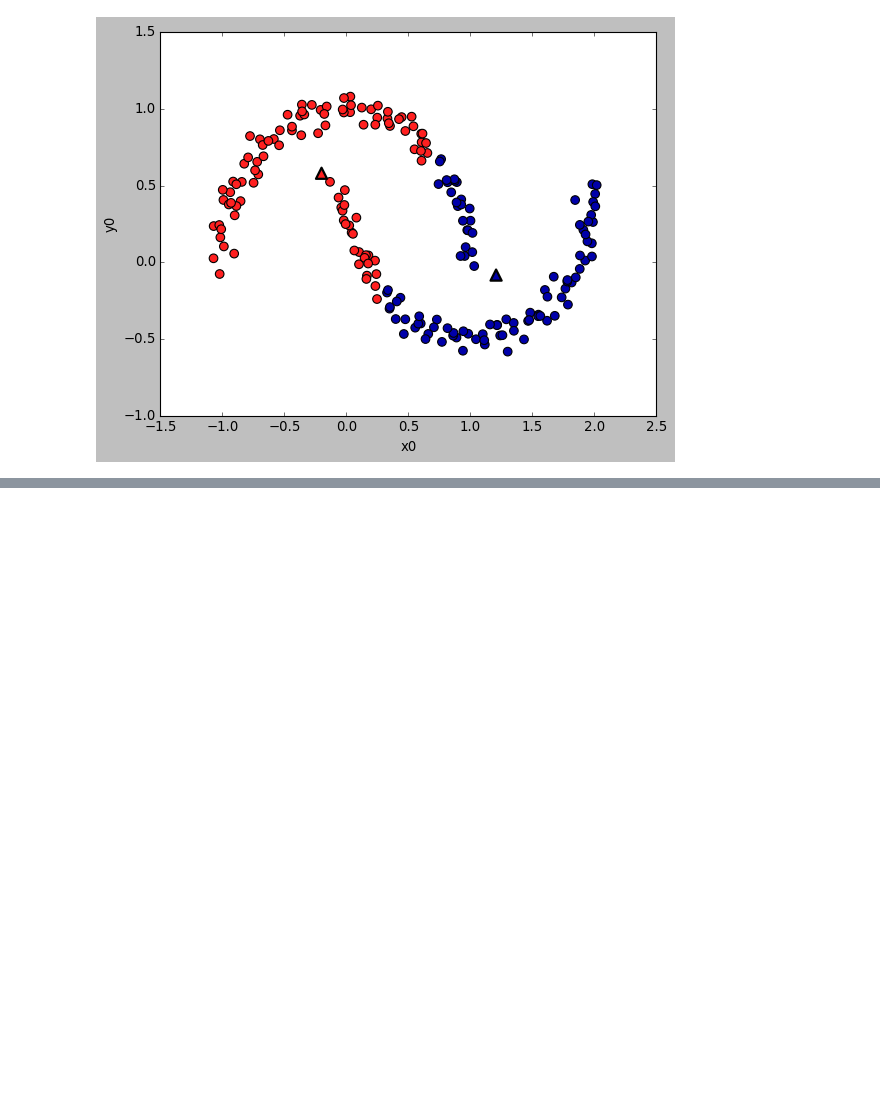
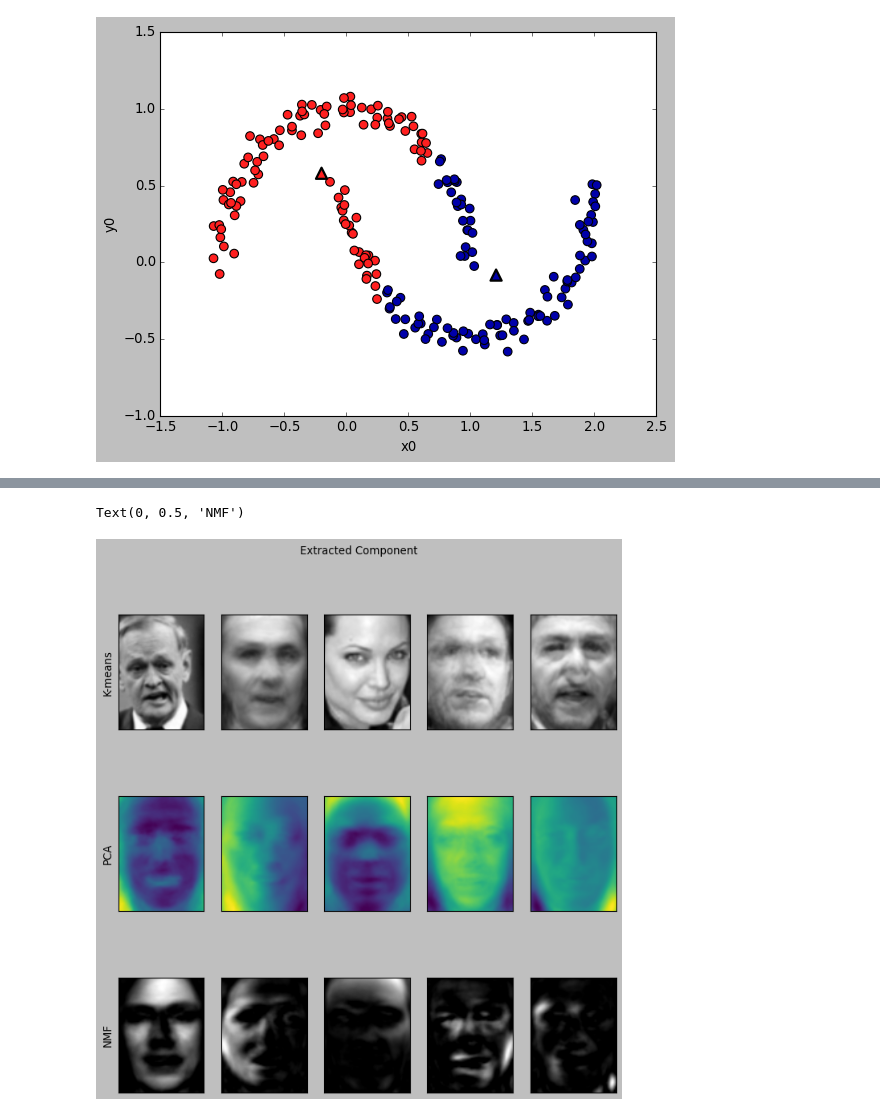
Before and after one commit to Hosung-Ahn/IntroducingML, a Jupyter notebook: Chapter3-Unsupervised_Learning/군집.ipynb, the cells around one changed output, grey strips where cells are left out. Cells and saved outputs as stored; diff of their text form; code cells hidden in the pictures; blank space fills up the shorter version.

```diff
--- a/Chapter3-Unsupervised_Learning/군집.ipynb
+++ b/Chapter3-Unsupervised_Learning/군집.ipynb
@@ -112,0 +142,30 @@ plt.show()
+# %%
+from sklearn.decomposition import NMF, PCA
+
+nmf = NMF(n_components=100, init='nndsvd', random_state=0, max_iter=1000, tol=1e-2)
+nmf.fit(X_train)
+
+pca = PCA(n_components=100, random_state=0)
+pca.fit(X_train)
+
+kmeans = KMeans(n_clusters=100, random_state=0)
+kmeans.fit(X_train)
+
+X_reconstructed_pca = pca.inverse_transform(pca.transform(X_test))
+X_reconstructed_kmeans = kmeans.cluster_centers_[kmeans.predict(X_test)]
+# nmf에서의 inverse_transform 은 행렬곱을 통해 구현한다.
+X_reconstructed_nmf = np.dot(nmf.transform(X_test), nmf.components_)
+# %%
+fig, axes = plt.subplots(3,5, figsize =(10,10), subplot_kw={'xticks':(), 'yticks':()})
+fig.suptitle("Extracted Component")
+for ax, comp_kmeans, comp_pca, comp_nmf in zip(axes.T, kmeans.cluster_centers_, pca.components_, nmf.components_) :
+    ax[0].imshow(comp_kmeans.reshape(image_shape), cmap='gray')
+    ax[1].imshow(comp_pca.reshape(image_shape), cmap='viridis')
+    ax[2].imshow(comp_nmf.reshape(image_shape), cmap='gray')
+
+axes[0,0].set_ylabel("K-means")
+axes[1,0].set_ylabel("PCA")
+axes[2,0].set_ylabel("NMF")
+# %% [output]
+Text(0, 0.5, 'NMF')
+[figure, added]
```
Also changed, not shown: parts of 12 cells of this notebook, 1 other file.
